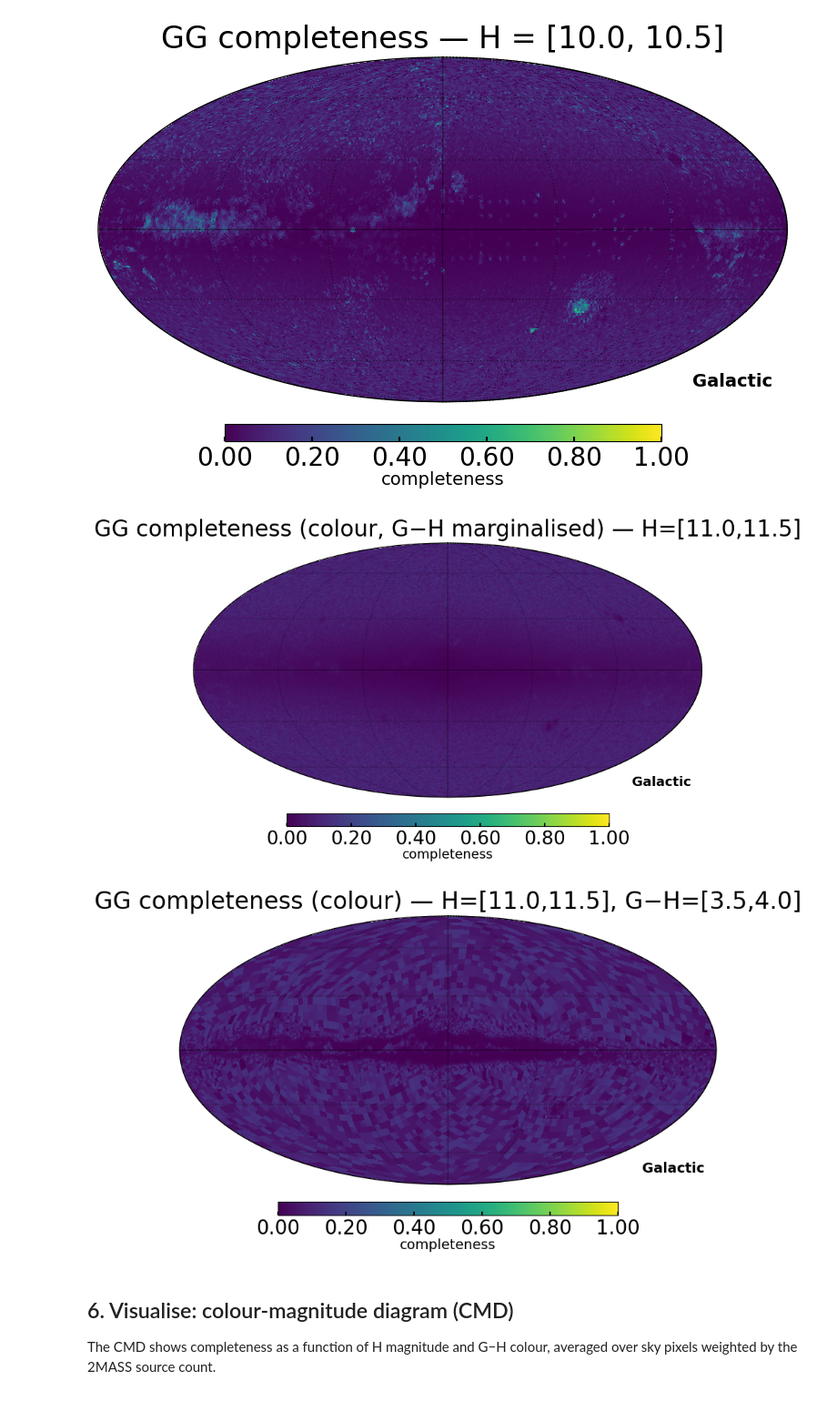
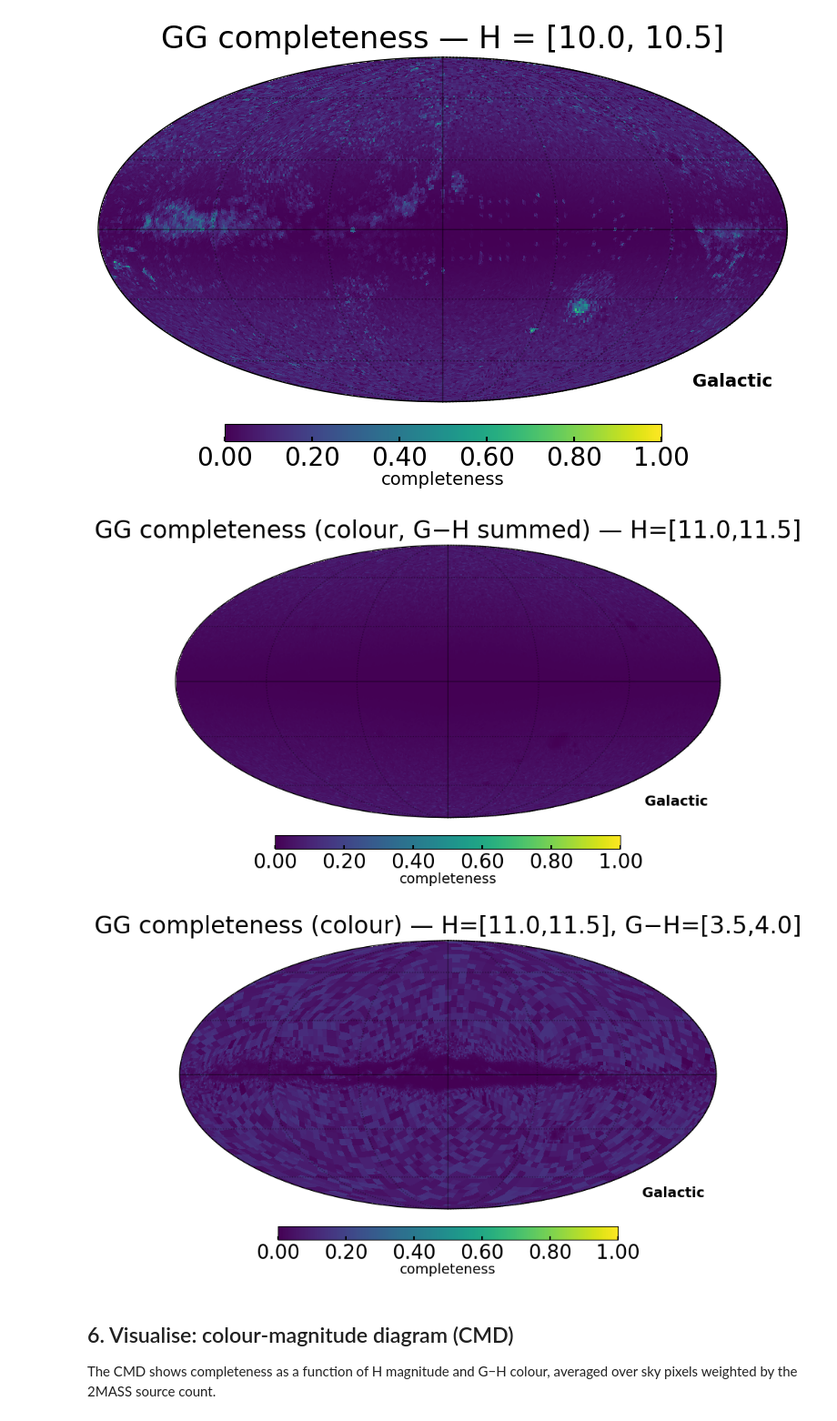
Before and after one commit to mlucey/sdssv_apogee_sf, a Jupyter notebook: tutorial.ipynb, the cells around one changed output. Shown at 91% size. Cells and saved outputs as stored; diff of their text form; code cells hidden in the pictures.

```diff
--- a/tutorial.ipynb
+++ b/tutorial.ipynb
@@ -327,40 +327,37 @@ for i in plot_h_bins:
 [figure]
 [figure]
 # %%
-# ── Colour mode: sky map marginalised over G−H ────────────────────────────────
-# Weight only over G−H bins where the SF is valid (not NaN).
-# The result has finer-scale variation than the H-only map because the local
-# G−H distribution of 2MASS sources genuinely varies at the fine-pixel level,
-# even when the SF was computed at a coarser adaptive resolution.
+# ── Colour mode: sky map (G−H summed, re-adaptive) ───────────────────────────
+# Sum denominator and numerator over G−H, then re-run adaptive binning on the
+# 2D result — same approach as plot_selfunc.py. This gives proper adaptive
+# block structure in the sky maps.
+from sdssv_apogee_sf._selfunc import _build_adaptive
+
+hist_all_2d = sf_c._hist_all.sum(axis=2)   # (n_H, n_pix)
+hist_obs_2d = sf_c._hist_obs.sum(axis=2)
+sf_2d, _ = _build_adaptive(hist_all_2d, hist_obs_2d, sf_c.nside, min_count=5, nside_min=8)
+
 h_last = len(sf_c.H_BINS) - 2
 h_lo, h_hi = sf_c.H_BINS[h_last], sf_c.H_BINS[h_last + 1]
 
-valid   = np.isfinite(sf_c._selfunc[h_last])
-ha3     = sf_c._hist_all[h_last]
-wts     = np.where(valid, ha3, 0.0)
-wts_sum = wts.sum(axis=1)
-sf_num  = (np.where(valid, sf_c._selfunc[h_last], 0.0) * wts).sum(axis=1)
-with np.errstate(invalid='ignore', divide='ignore'):
-    sf_sum = np.where(wts_sum > 0, sf_num / wts_sum, np.nan)
-
 fig = make_mollweide(
-    sf_sum, wts_sum, nside,
-    title=f'GG completeness (colour, G−H marginalised) — H=[{h_lo:.1f},{h_hi:.1f}]'
+    sf_2d[h_last], hist_all_2d[h_last], nside,
+    title=f'GG completeness (colour, G−H summed) — H=[{h_lo:.1f},{h_hi:.1f}]'
 )
 plt.show()
 
-# A specific G−H slice
+# A specific G−H slice (no re-running needed — each slice has proper adaptive structure)
 gh_target = 4.0
 gi = np.clip(np.searchsorted(sf_c.GH_BINS[1:], gh_target), 0, len(sf_c.GH_BINS) - 2)
 gh_lo, gh_hi = sf_c.GH_BINS[gi], sf_c.GH_BINS[gi + 1]
 
 fig = make_mollweide(
     sf_c._selfunc[h_last, :, gi], sf_c._hist_all[h_last, :, gi], nside,
     title=f'GG completeness (colour) — H=[{h_lo:.1f},{h_hi:.1f}], G−H=[{gh_lo:.1f},{gh_hi:.1f}]'
 )
 plt.show()
 # %% [output]
-[figure, old version]
+[figure, new version]
 [figure]
 # %% [markdown]
 ## 6. Visualise: colour-magnitude diagram (CMD)
```
Also changed, not shown: 1 other file.
